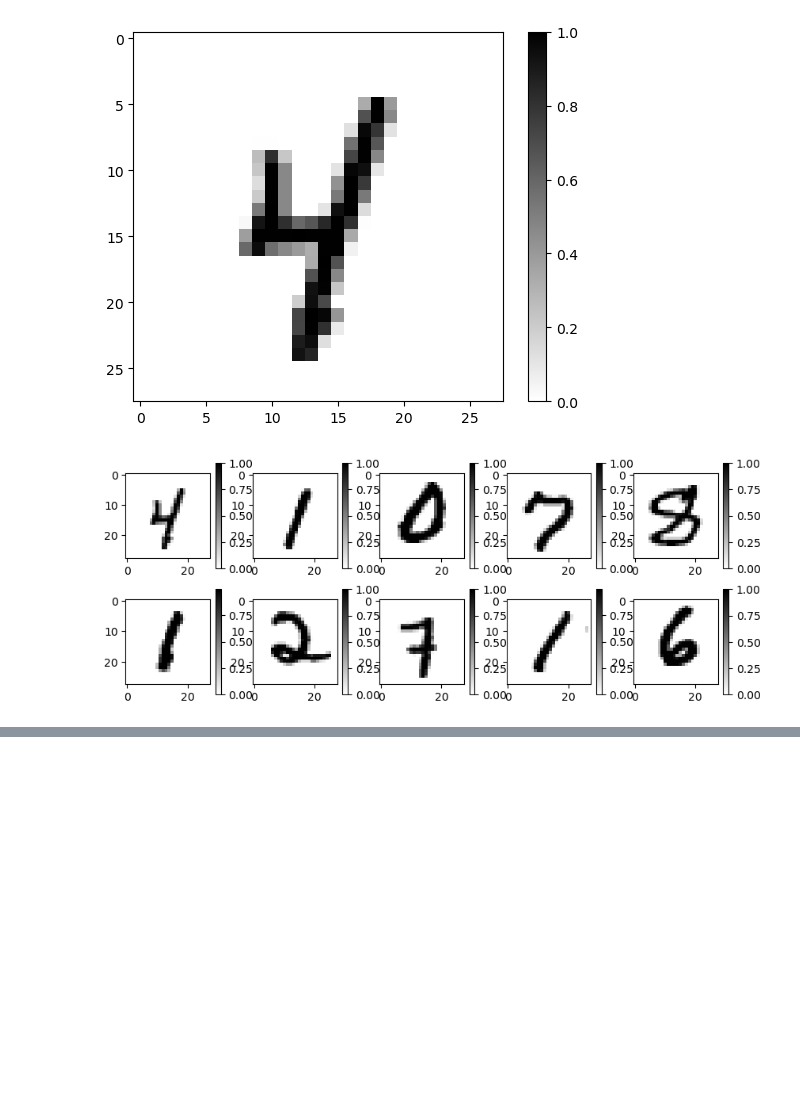
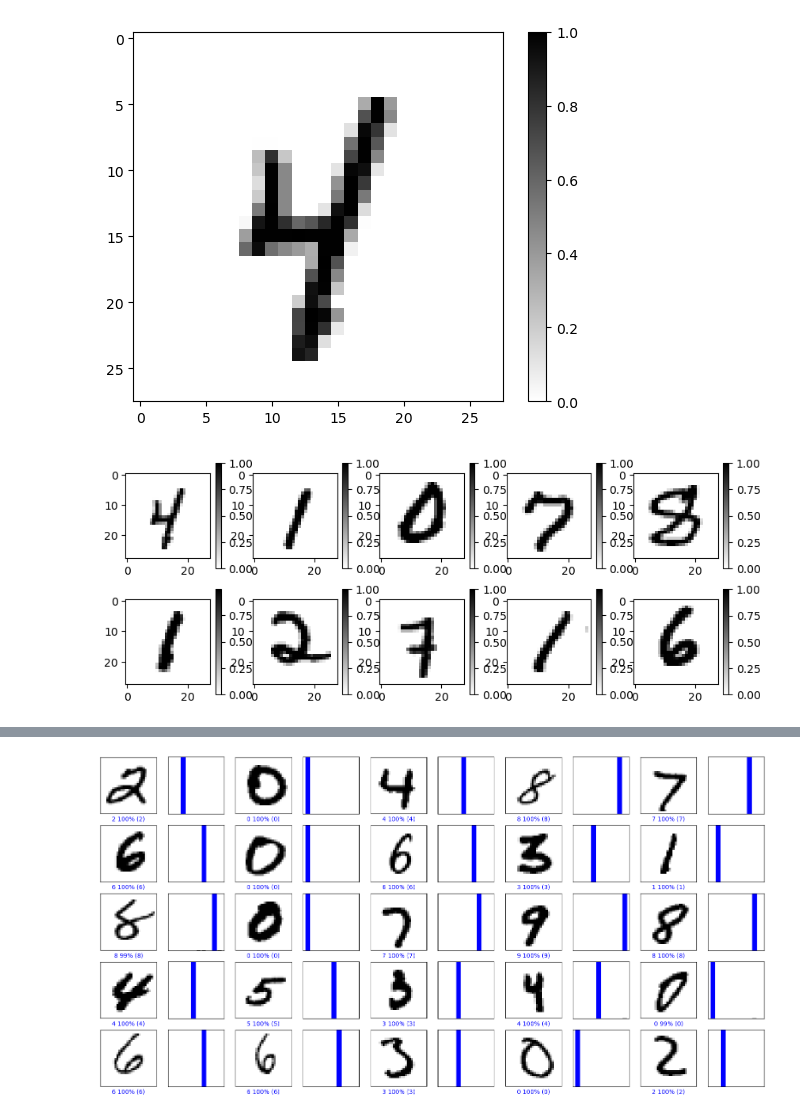
Before and after one commit to Roberto0611/IA-python-Basics, a Jupyter notebook: numbers-nn/numbers.ipynb, the cells around one changed output, grey strips where cells are left out. Drawn from its saved outputs; the diff is of its cells as text; code cells hidden in the pictures; blank space fills up the shorter version.

```diff
--- a/numbers-nn/numbers.ipynb
+++ b/numbers-nn/numbers.ipynb
@@ -79,0 +88,6 @@ plt.show()
+# %%
+modelo.compile(
+    optimizer="adam",
+    loss=tf.keras.losses.SparseCategoricalCrossentropy(), #le permite al modelo ajustarse de manera adecuada a la clasificacion
+    metrics = ["accuracy"] #Precision
+)
@@ -79,0 +97,14 @@ plt.show()
+# %%
+#Necesitamos optimizar al modelo para poder entrenarlo con los 60 mil datos
+TAMANO_LOTE = 32; #El modelo ira de 32 en 32 datos
+
+datos_entrenamiento = datos_entrenamiento.repeat().shuffle(60000).batch(TAMANO_LOTE) #Esto hara que se repita, que los datos vengan revueltos y que lo haga en lotes
+datos_pruebas = datos_pruebas.batch(TAMANO_LOTE) #Especificar los lotes
+# %%
+import math
+
+#Entrenar
+entrenamiento = modelo.fit(
+    datos_entrenamiento, epochs=10,
+    steps_per_epoch = math.ceil(60000/TAMANO_LOTE)
+)
@@ -79,0 +136,50 @@ plt.show()
+# %%
+#Pintar una cuadricula con varias predicciones, y marcar si fue correcta (azul) o incorrecta (roja)
+import numpy as np
+
+for imagenes_prueba, etiquetas_prueba in datos_pruebas.take(1):
+  imagenes_prueba = imagenes_prueba.numpy()
+  etiquetas_prueba = etiquetas_prueba.numpy()
+  predicciones = modelo.predict(imagenes_prueba)
+
+def graficar_imagen(i, arr_predicciones, etiquetas_reales, imagenes):
+  arr_predicciones, etiqueta_real, img = arr_predicciones[i], etiquetas_reales[i], imagenes[i]
+  plt.grid(False)
+  plt.xticks([])
+  plt.yticks([])
+
+  plt.imshow(img[...,0], cmap=plt.cm.binary)
+
+  etiqueta_prediccion = np.argmax(arr_predicciones)
+  if etiqueta_prediccion == etiqueta_real:
+    color = 'blue'
+  else:
+    color = 'red'
+
+  plt.xlabel("{} {:2.0f}% ({})".format(nombres_clases[etiqueta_prediccion],
+                                100*np.max(arr_predicciones),
+                                nombres_clases[etiqueta_real]),
+                                color=color)
+
+def graficar_valor_arreglo(i, arr_predicciones, etiqueta_real):
+  arr_predicciones, etiqueta_real = arr_predicciones[i], etiqueta_real[i]
+  plt.grid(False)
+  plt.xticks([])
+  plt.yticks([])
+  grafica = plt.bar(range(10), arr_predicciones, color="#777777")
+  plt.ylim([0, 1])
+  etiqueta_prediccion = np.argmax(arr_predicciones)
+
+  grafica[etiqueta_prediccion].set_color('red')
+  grafica[etiqueta_real].set_color('blue')
+
+filas = 5
+columnas = 5
+num_imagenes = filas*columnas
+plt.figure(figsize=(2*2*columnas, 2*filas))
+for i in range(num_imagenes):
+  plt.subplot(filas, 2*columnas, 2*i+1)
+  graficar_imagen(i, predicciones, etiquetas_prueba, imagenes_prueba)
+  plt.subplot(filas, 2*columnas, 2*i+2)
+  graficar_valor_arreglo(i, predicciones, etiquetas_prueba)
+# %% [output]
@@ -79,0 +187 @@ plt.show()
+[figure, added]
```
Also changed, not shown: parts of 5 cells of this notebook.
